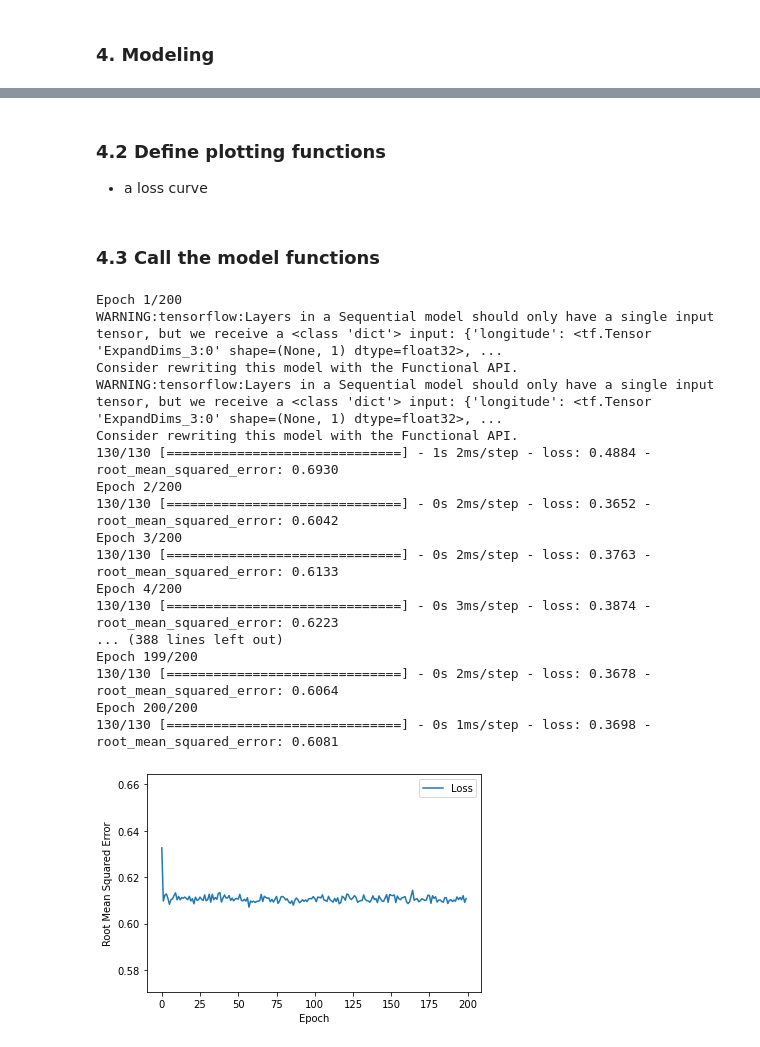
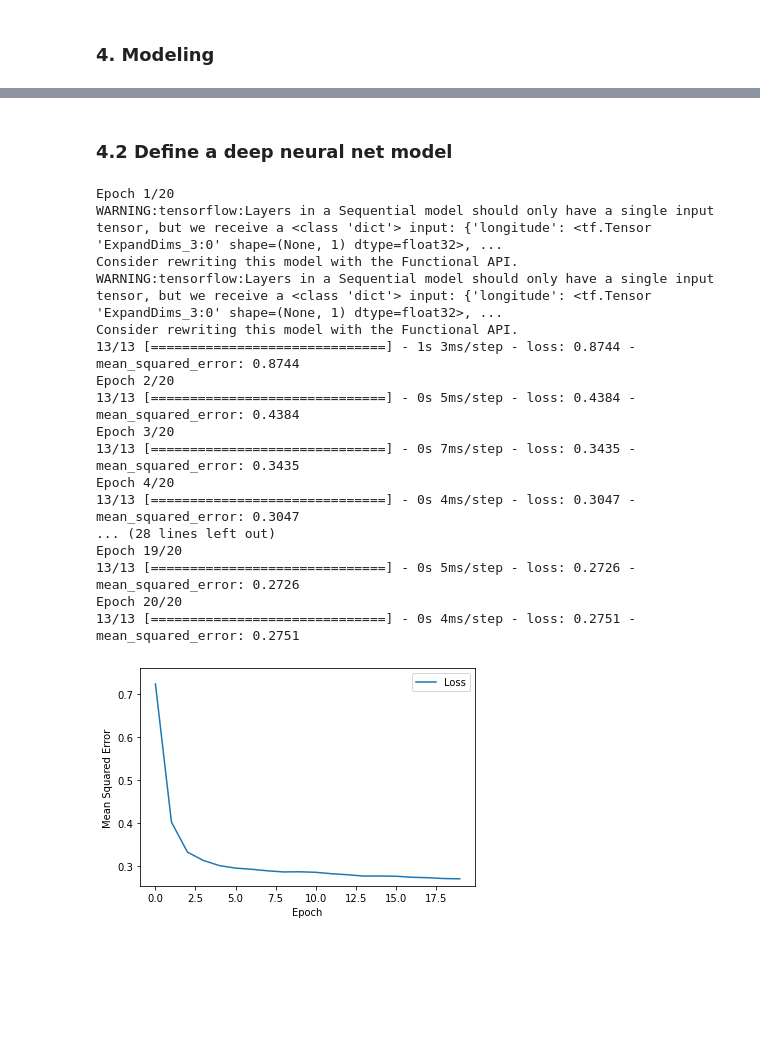
Before and after one commit to xinrui112/Machine-Learning, a Jupyter notebook: Machine-Learning-with-Scikit-Learn/02_02_California_housing_price-Tensorflow_Regression.ipynb, the cells around one changed output, grey strips where cells are left out. Cells and saved outputs as stored; diff of their text form; code cells hidden in the pictures; blank space fills up the shorter version.

```diff
--- a/Machine-Learning-with-Scikit-Learn/02_02_California_housing_price-Tensorflow_Regression.ipynb
+++ b/Machine-Learning-with-Scikit-Learn/02_02_California_housing_price-Tensorflow_Regression.ipynb
@@ -206,0 +213,14 @@ def train_model(model, df, epochs, batch_size, label_name):
+# %%
+# Hyperparameters:
+learning_rate = 0.05
+epochs = 15
+batch_size = 1000
+
+label_name="median_house_value"
+
+# Invoke the functions.
+my_model = build_model(learning_rate,feature_layer)
+epochs, mse = train_model(my_model, train_df,
+                           epochs, batch_size, label_name)
+
+plot_the_loss_curve(epochs, mse)
@@ -207,16 +258,2 @@ def train_model(model, df, epochs, batch_size, label_name):
 # %% [markdown]
-### 4.2 Define plotting functions
-- a loss curve
+### 4.2 Define a deep neural net model
-# %%
-#Plot a curve of loss vs. epoch.
-def plot_the_loss_curve(epochs, rmse):
-  plt.figure()
-  plt.xlabel("Epoch")
-  plt.ylabel("Root Mean Squared Error")
-
-  plt.plot(epochs, rmse, label="Loss")
-  plt.legend()
-  plt.ylim([rmse.min()*0.94, rmse.max()* 1.05])
-  plt.show()
-# %% [markdown]
-### 4.3 Call the model functions
@@ -223,34 +300,31 @@ def plot_the_loss_curve(epochs, rmse):
 # %%
-# Hyperparameters:
-learning_rate = 0.05
-epochs = 200
-batch_size = 100
+learning_rate = 0.01
+epochs = 20
+batch_size = 1000
 
-label_name="median_house_value"
+label_name = "median_house_value"
 
-# Invoke the functions.
-my_model = build_model(learning_rate,feature_layer)
-epochs, rmse = train_model(my_model, train_df,
-                           epochs, batch_size, label_name)
+my_model = create_model(learning_rate, feature_layer)
 
-plot_the_loss_curve(epochs, rmse)
+epochs, mse = train_model(my_model, train_df, epochs, label_name, batch_size)
+plot_the_loss_curve(epochs, mse)
 # %% [output]
-Epoch 1/200
+Epoch 1/20
 WARNING:tensorflow:Layers in a Sequential model should only have a single input tensor, but we receive a <class 'dict'> input: {'longitude': <tf.Tensor 'ExpandDims_3:0' shape=(None, 1) dtype=float32>, ...
 Consider rewriting this model with the Functional API.
 WARNING:tensorflow:Layers in a Sequential model should only have a single input tensor, but we receive a <class 'dict'> input: {'longitude': <tf.Tensor 'ExpandDims_3:0' shape=(None, 1) dtype=float32>, ...
 Consider rewriting this model with the Functional API.
-130/130 [==============================] - 1s 2ms/step - loss: 0.4884 - root_mean_squared_error: 0.6930
-Epoch 2/200
-130/130 [==============================] - 0s 2ms/step - loss: 0.3652 - root_mean_squared_error: 0.6042
-Epoch 3/200
-130/130 [==============================] - 0s 2ms/step - loss: 0.3763 - root_mean_squared_error: 0.6133
-Epoch 4/200
-130/130 [==============================] - 0s 3ms/step - loss: 0.3874 - root_mean_squared_error: 0.6223
-... (388 lines left out)
-Epoch 199/200
-130/130 [==============================] - 0s 2ms/step - loss: 0.3678 - root_mean_squared_error: 0.6064
-Epoch 200/200
-130/130 [==============================] - 0s 1ms/step - loss: 0.3698 - root_mean_squared_error: 0.6081
+13/13 [==============================] - 1s 3ms/step - loss: 0.8744 - mean_squared_error: 0.8744
+Epoch 2/20
+13/13 [==============================] - 0s 5ms/step - loss: 0.4384 - mean_squared_error: 0.4384
+Epoch 3/20
+13/13 [==============================] - 0s 7ms/step - loss: 0.3435 - mean_squared_error: 0.3435
+Epoch 4/20
+13/13 [==============================] - 0s 4ms/step - loss: 0.3047 - mean_squared_error: 0.3047
+... (28 lines left out)
+Epoch 19/20
+13/13 [==============================] - 0s 5ms/step - loss: 0.2726 - mean_squared_error: 0.2726
+Epoch 20/20
+13/13 [==============================] - 0s 4ms/step - loss: 0.2751 - mean_squared_error: 0.2751
-[figure, old version]
+[figure, new version]
 # %%
```
Also changed, not shown: parts of 7 cells of this notebook, 2 other files.
